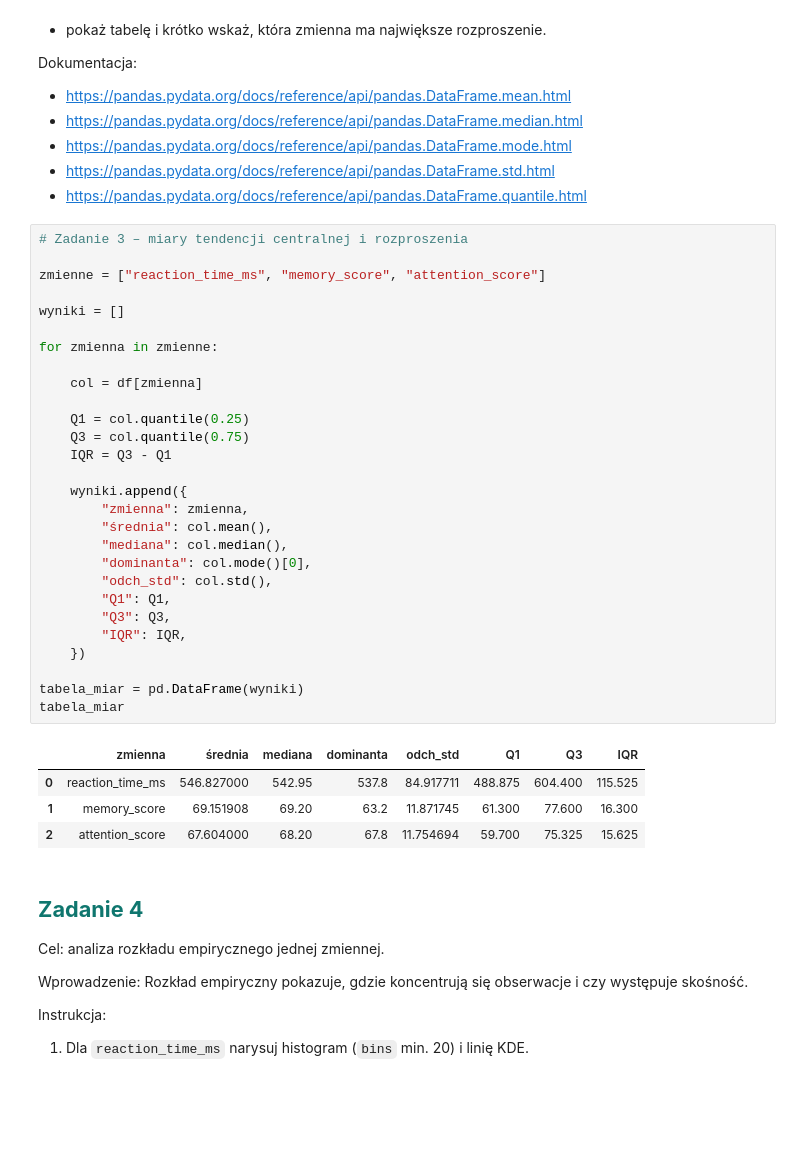
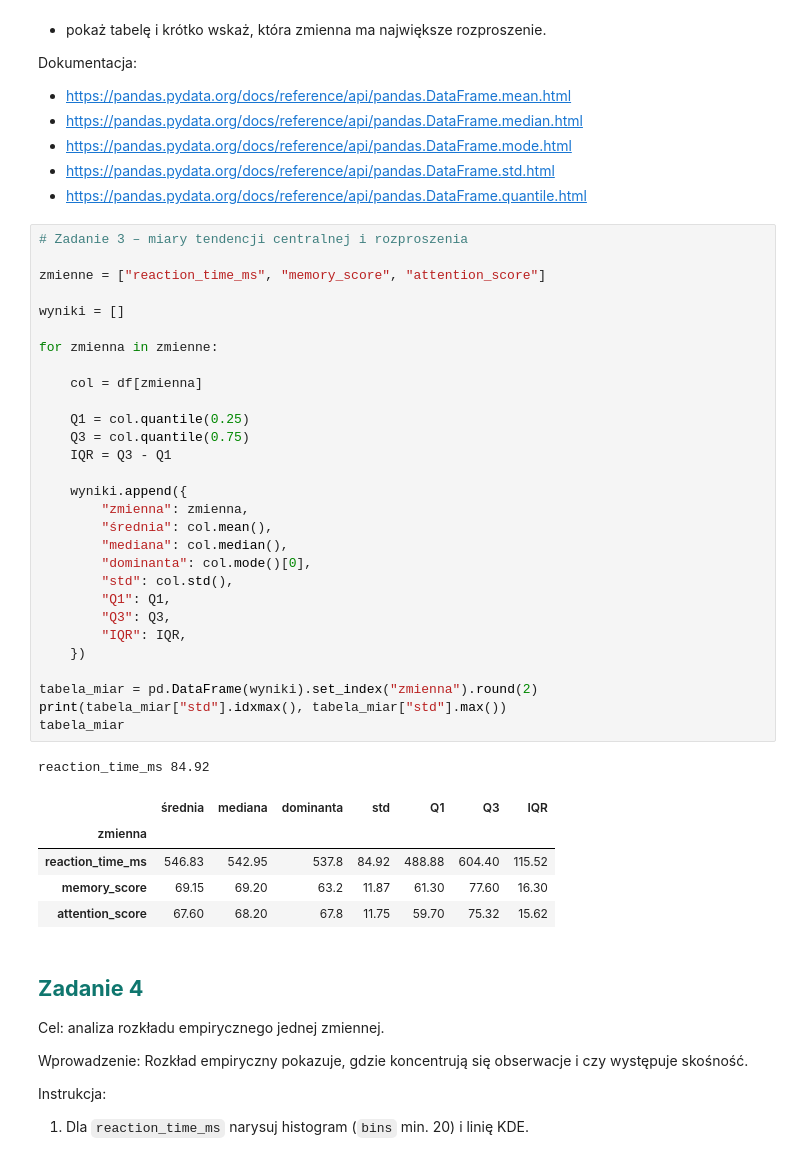
Before and after one commit to maciejkocik/AnalizaDanychPythonKurs, a Jupyter notebook: AnalizaDanychPython_Lekcja2.ipynb, the cells around one changed output. Saved outputs shown, nothing was run; the diff lists cells and outputs as text; blank space fills up the shorter version.

```diff
--- a/AnalizaDanychPython_Lekcja2.ipynb
+++ b/AnalizaDanychPython_Lekcja2.ipynb
@@ -305,36 +308,39 @@ Dokumentacja:
 # %%
 # Zadanie 3 – miary tendencji centralnej i rozproszenia
 
 zmienne = ["reaction_time_ms", "memory_score", "attention_score"]
 
 wyniki = []
 
 for zmienna in zmienne:
 
     col = df[zmienna]
 
     Q1 = col.quantile(0.25)
     Q3 = col.quantile(0.75)
     IQR = Q3 - Q1
 
     wyniki.append({
         "zmienna": zmienna,
         "średnia": col.mean(),
         "mediana": col.median(),
         "dominanta": col.mode()[0],
-        "odch_std": col.std(),
+        "std": col.std(),
         "Q1": Q1,
         "Q3": Q3,
         "IQR": IQR,
     })
 
-tabela_miar = pd.DataFrame(wyniki)
+tabela_miar = pd.DataFrame(wyniki).set_index("zmienna").round(2)
+print(tabela_miar["std"].idxmax(), tabela_miar["std"].max())
 tabela_miar
 # %% [output]
+reaction_time_ms 84.92
-|  | zmienna | średnia | mediana | dominanta | odch_std | Q1 | Q3 | IQR |
-| 0 | reaction_time_ms | 546.827000 | 542.95 | 537.8 | 84.917711 | 488.875 | 604.400 | 115.525 |
-| 1 | memory_score | 69.151908 | 69.20 | 63.2 | 11.871745 | 61.300 | 77.600 | 16.300 |
-| 2 | attention_score | 67.604000 | 68.20 | 67.8 | 11.754694 | 59.700 | 75.325 | 15.625 |
+|  | średnia | mediana | dominanta | std | Q1 | Q3 | IQR |
+| zmienna |  |  |  |  |  |  |  |
+| reaction_time_ms | 546.83 | 542.95 | 537.8 | 84.92 | 488.88 | 604.40 | 115.52 |
+| memory_score | 69.15 | 69.20 | 63.2 | 11.87 | 61.30 | 77.60 | 16.30 |
+| attention_score | 67.60 | 68.20 | 67.8 | 11.75 | 59.70 | 75.32 | 15.62 |
 # %% [markdown]
 ## <span style="color:#0f766e; font-weight:700;">Zadanie 4</span>
 
```
Also changed, not shown: parts of 1 cell of this notebook.
